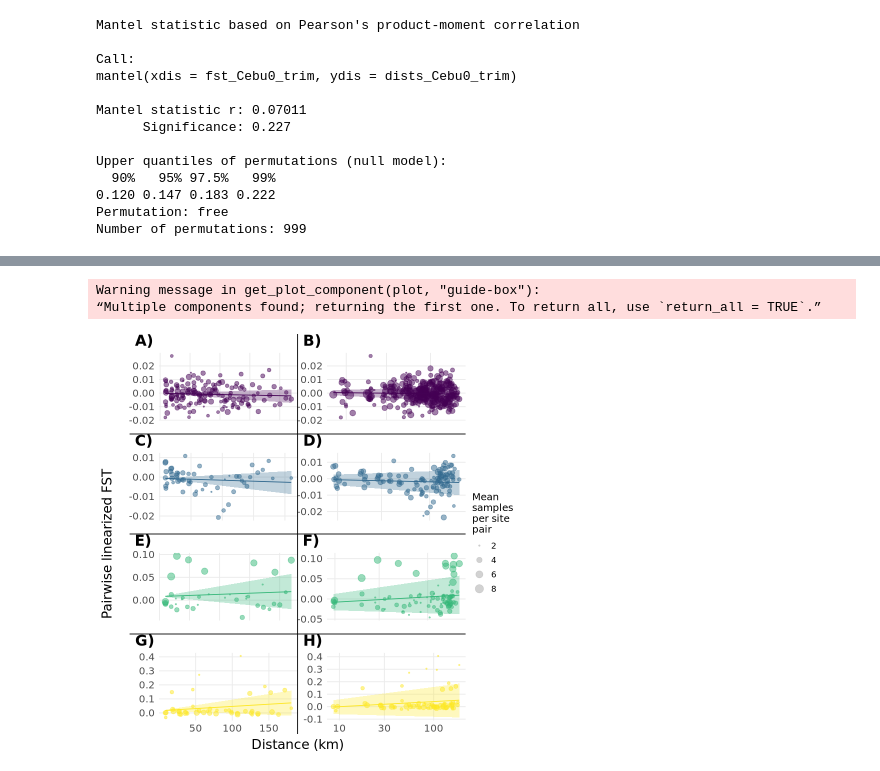
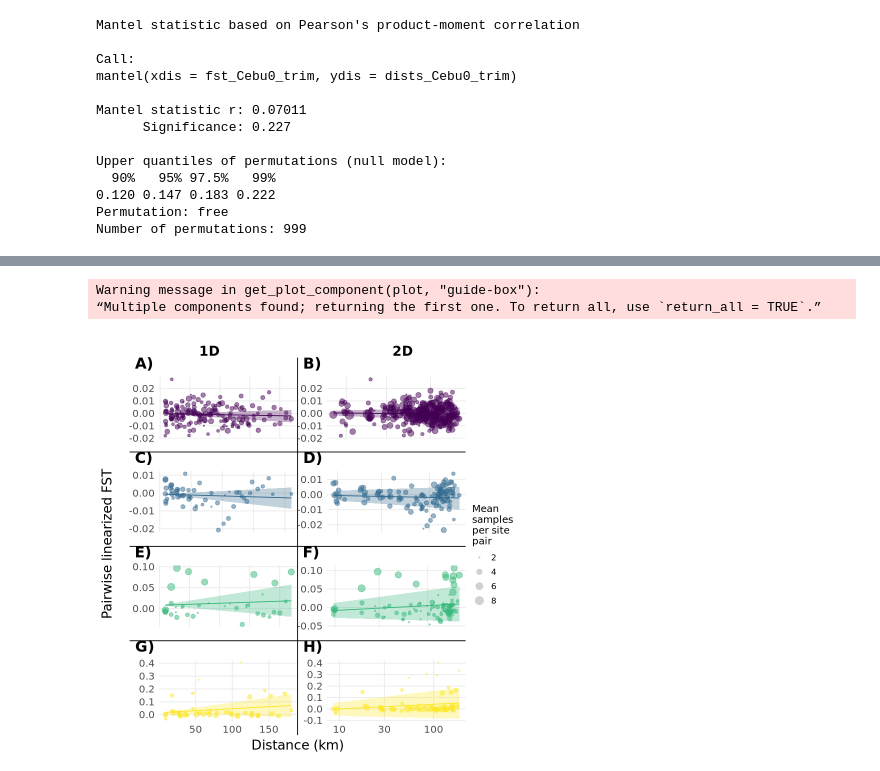
Before and after one commit to jaelynbos/Atenuis_Philippines, a Jupyter notebook: Atenuis_IbD.ipynb, the cells around one changed output, grey strips where cells are left out. Saved outputs shown, nothing was run; the diff lists cells and outputs as text; code cells hidden in the pictures.

```diff
--- a/Atenuis_IbD.ipynb
+++ b/Atenuis_IbD.ipynb
@@ -1062,33 +1042,43 @@ legend_plot <- ggplot(figdat1_trim, aes(x = as.numeric(Distance_km), y = Lin_FST
   theme(legend.position = "right",
         legend.title = element_text(size = 12),
         legend.text = element_text(size = 10))
 
 # Extract just the legend
 legend <- get_legend(legend_plot)
 
 # Add the legend to the right side
 plot_with_all_elements <- plot_grid(
   plot_with_xlabel,
   legend,
   ncol = 2,
   rel_widths = c(1, 0.15)
 )
 
+plot_with_all_elements <- plot_with_all_elements +
+  theme(plot.margin = unit(c(1, 0, 0, 0), "cm"))
+
 # Add shared y-axis label
 final_plot <- ggdraw() +
   draw_plot(plot_with_all_elements, x = 0.08, y = 0, width = 0.92, height = 1) +
+  draw_label("1D",
+             x = 0.27, y = 0.96,
+             size = 16,
+             fontface = "bold") +
+  draw_label("2D",
+             x = 0.73, y = 0.96,
+             size = 16,
+             fontface = "bold") +
   draw_label("Pairwise linearized FST",
              x = 0.025, y = 0.5,
              angle = 90,
              size = 16,
              hjust = 0.5)
-
 # Display the combined plot
 print(final_plot)
 
 # Save the plot
-ggsave("figures/Atenuis_Fig3.pdf", final_plot, width = 7, height = 10, dpi = 800)
+ggsave("figures/Atenuis_Fig3.png", final_plot, width = 7, height = 10, dpi = 800)
 # %% [output]
 Warning message in get_plot_component(plot, "guide-box"):
 “Multiple components found; returning the first one. To return all, use `return_all = TRUE`.”
-[figure, old version]
+[figure, new version]
```
Also changed, not shown: parts of 18 cells of this notebook, 10 other files.
